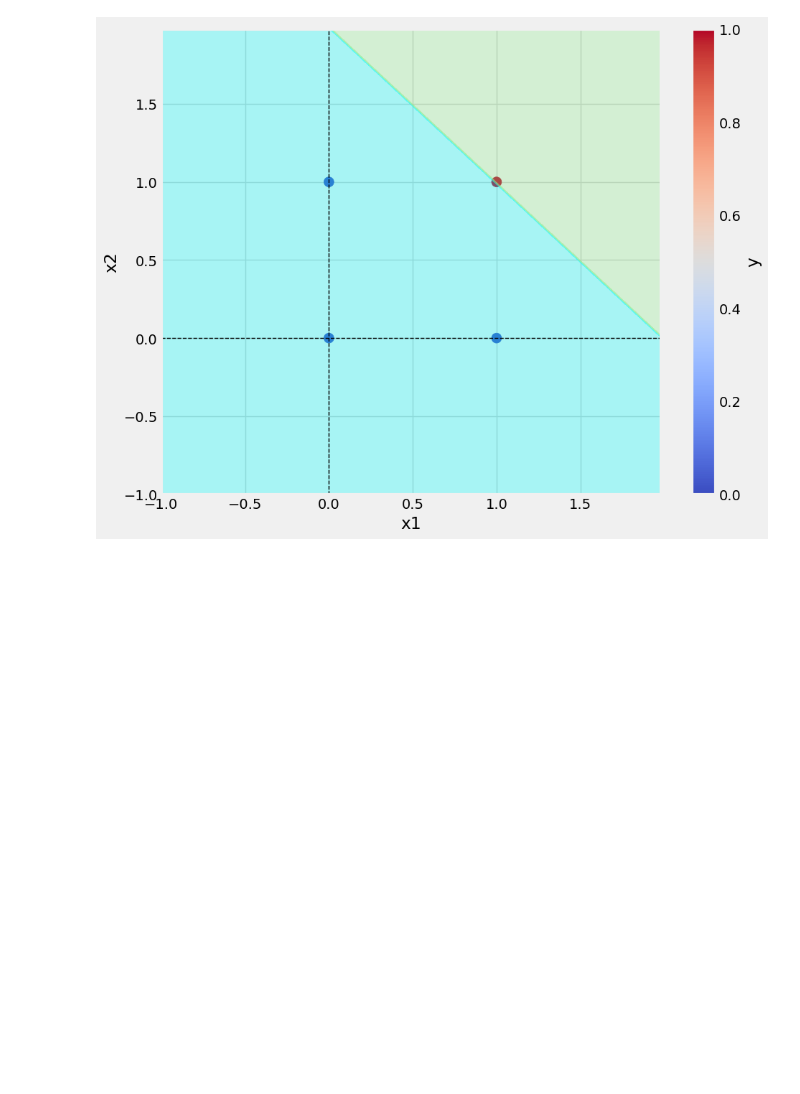
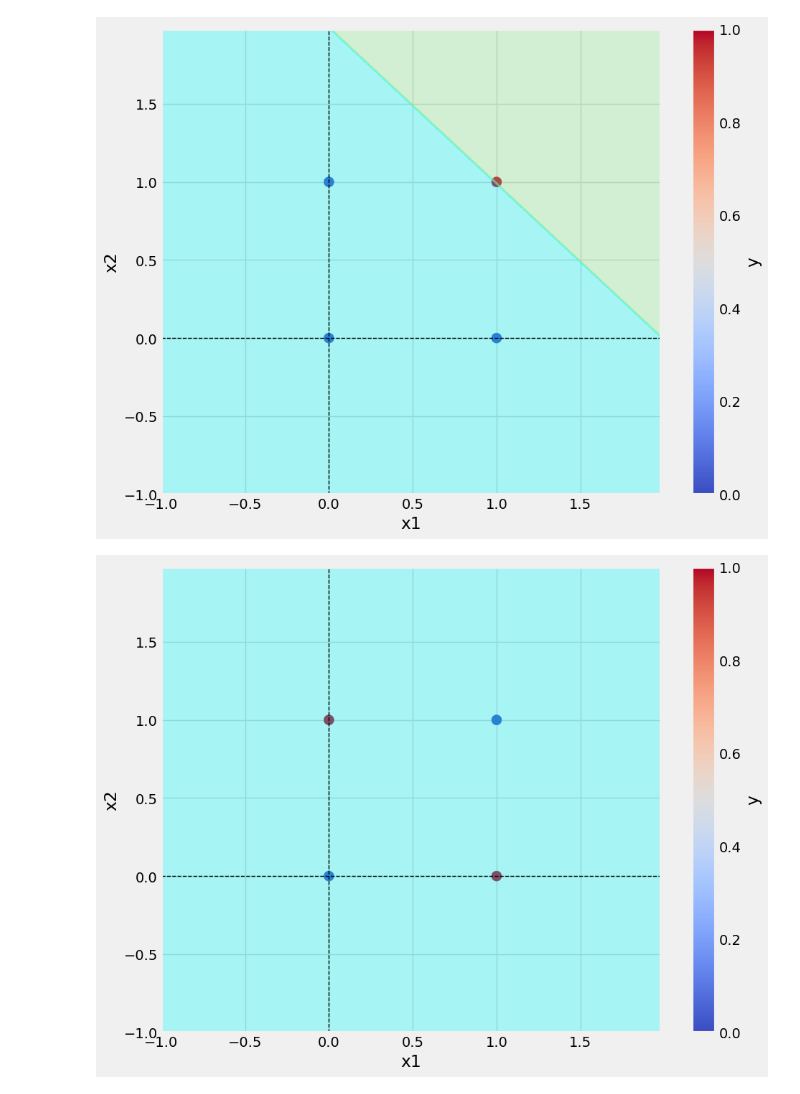
Before and after one commit to abhishekjadhav3470/Perceptron_Implementation, a Jupyter notebook: Perceptron.ipynb, the cells around one changed output. Saved outputs shown, nothing was run; the diff lists cells and outputs as text; code cells hidden in the pictures; blank space fills up the shorter version.

```diff
--- a/Perceptron.ipynb
+++ b/Perceptron.ipynb
@@ -274,3 +274,7 @@ save_plot(df_OR, model_or, filename="or.png")
 save_plot(df_AND, model_and, filename="and.png")
 # %% [output]
 [figure]
+# %%
+save_plot(df_XOR, model_xor, filename="xor.png")
+# %% [output]
+[figure, added]
```
